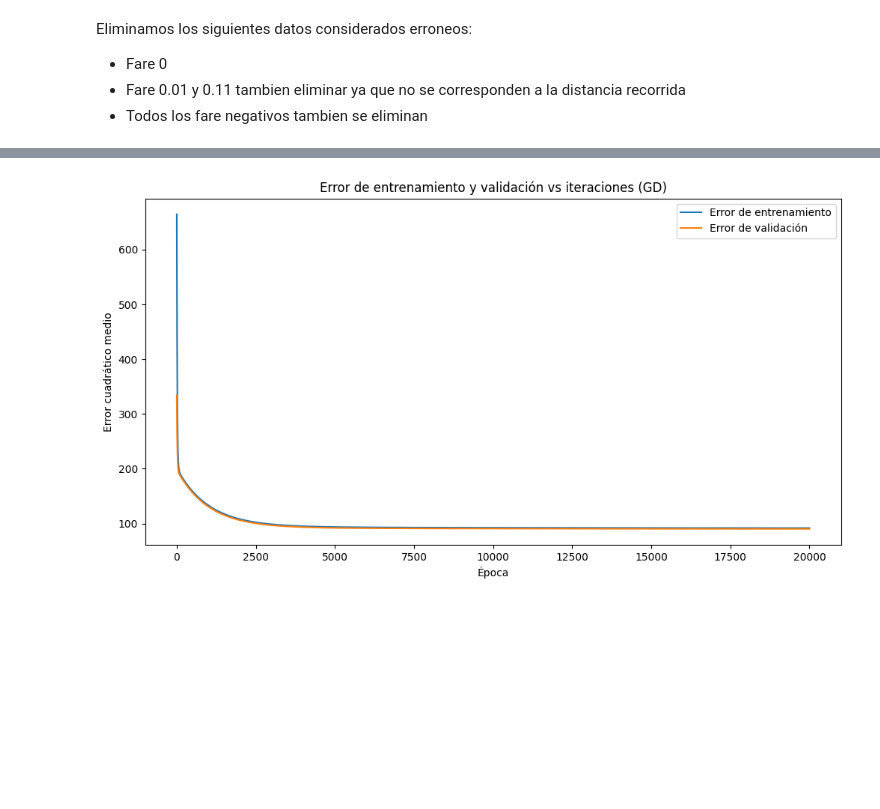
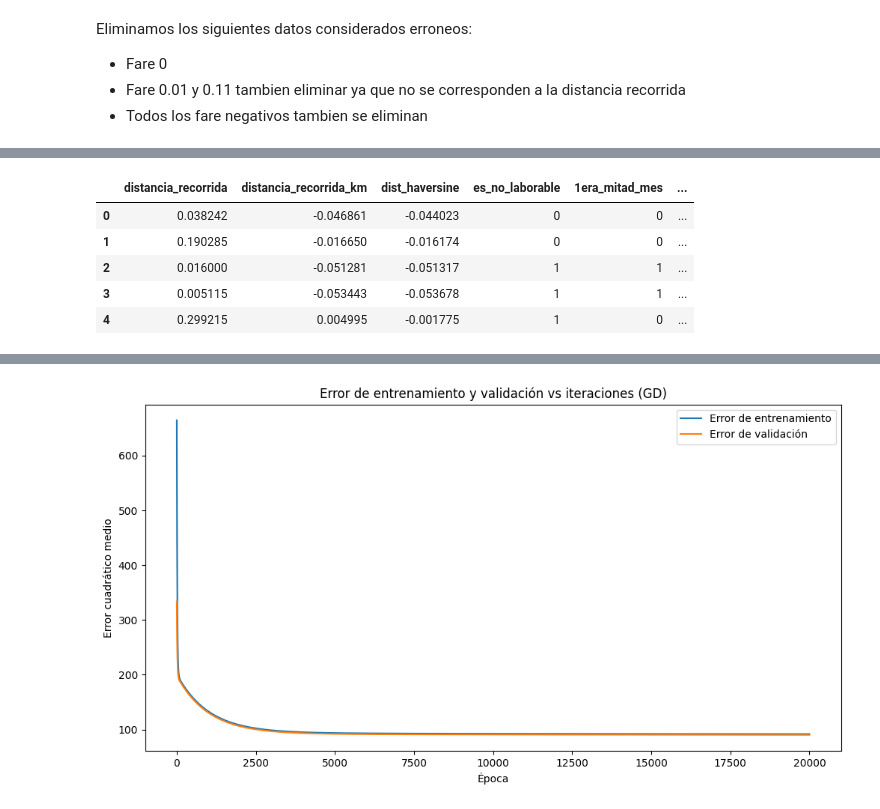
Before and after one commit to FedeZ2008/AA1-TUIA-2025C2-LEON-ZIMMER, a Jupyter notebook: TP1_Regresion.ipynb, the cells around one changed output, grey strips where cells are left out. Cells and saved outputs as stored; diff of their text form; code cells hidden in the pictures; blank space fills up the shorter version.

```diff
--- a/TP1_Regresion.ipynb
+++ b/TP1_Regresion.ipynb
@@ -423,10 +423,27 @@ y_train = y_train[y_train > 0.11]
 # %%
 # Eliminar viajes con distancia recorrida menor a 0.1 km
-X_train = X_train[X_train['distancia_recorrida_km'] >= 0.1]
+df_train = df_train[df_train['distancia_recorrida_km'] >= 0.1]
 # %%
 # Eliminar columnas que no aportan al análisis
-X_train = X_train.drop(columns=[
+df_train = df_train.drop(columns=[
     'pickup_latitude', 'pickup_longitude',
     'dropoff_latitude', 'dropoff_longitude',
     'passenger_count', 'hora_del_dia', 'pickup_datetime'
 ])
+
+# Eliminar columnas que no aportan al análisis en test
+df_test = df_test.drop(columns=[
+    'pickup_latitude', 'pickup_longitude',
+    'dropoff_latitude', 'dropoff_longitude',
+    'passenger_count', 'hora_del_dia', 'pickup_datetime'
+])
+# %%
+df_train.reset_index(drop=True, inplace=True)
+df_test.reset_index(drop=True, inplace=True)
+# %%
+# Separar variables predictoras y target en train y test
+X_train = df_train.drop(columns=['fare_amount'])
+y_train = df_train['fare_amount']
+
+X_test = df_test.drop(columns=['fare_amount'])
+y_test = df_test['fare_amount']
@@ -433,3 +457,12 @@ X_train = X_train.drop(columns=[
+# %%
+X_train.head()
+# %% [output]
+|  | distancia_recorrida | distancia_recorrida_km | dist_haversine | es_no_laborable | 1era_mitad_mes | ... |
+| 0 | 0.038242 | -0.046861 | -0.044023 | 0 | 0 | ... |
+| 1 | 0.190285 | -0.016650 | -0.016174 | 0 | 0 | ... |
+| 2 | 0.016000 | -0.051281 | -0.051317 | 1 | 1 | ... |
+| 3 | 0.005115 | -0.053443 | -0.053678 | 1 | 1 | ... |
+| 4 | 0.299215 | 0.004995 | -0.001775 | 1 | 0 | ... |
 # %%
 
 # Escalar solo 'distancia_recorrida_km' y 'dist_haversine'
```
Also changed, not shown: parts of 8 cells of this notebook.
